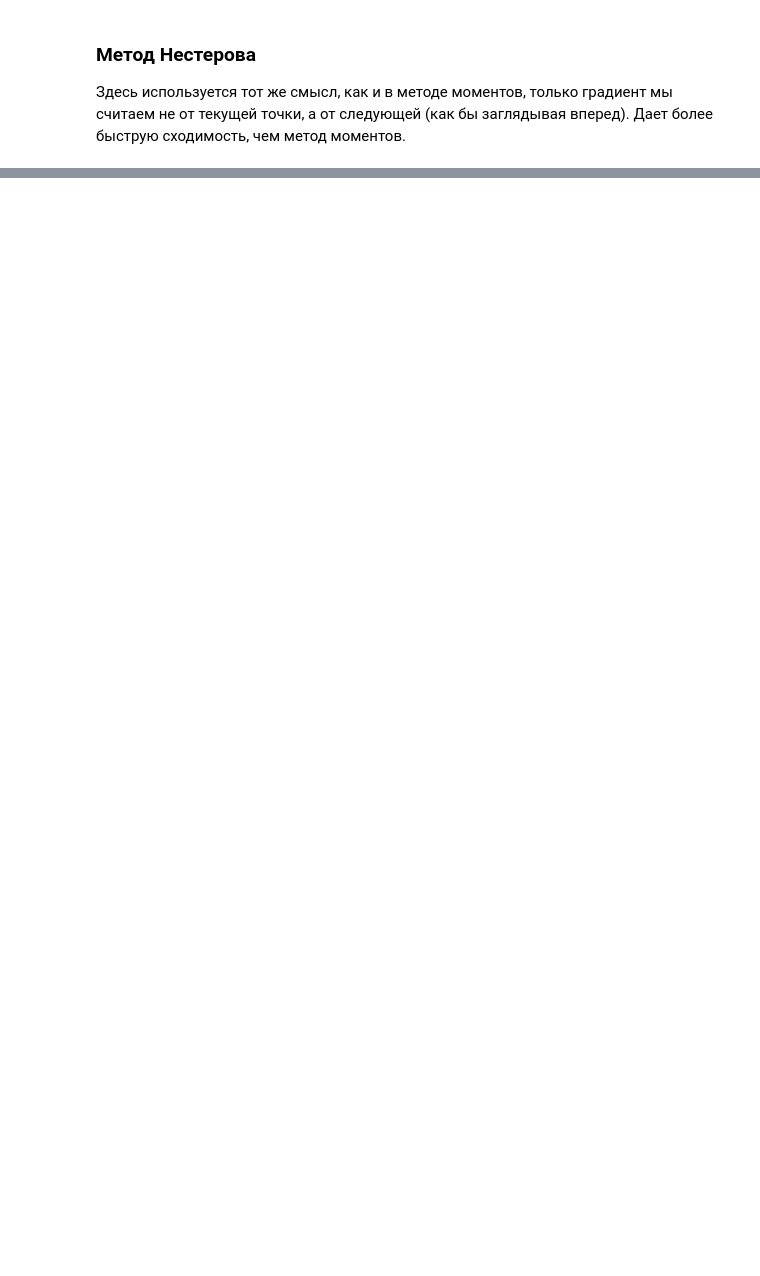
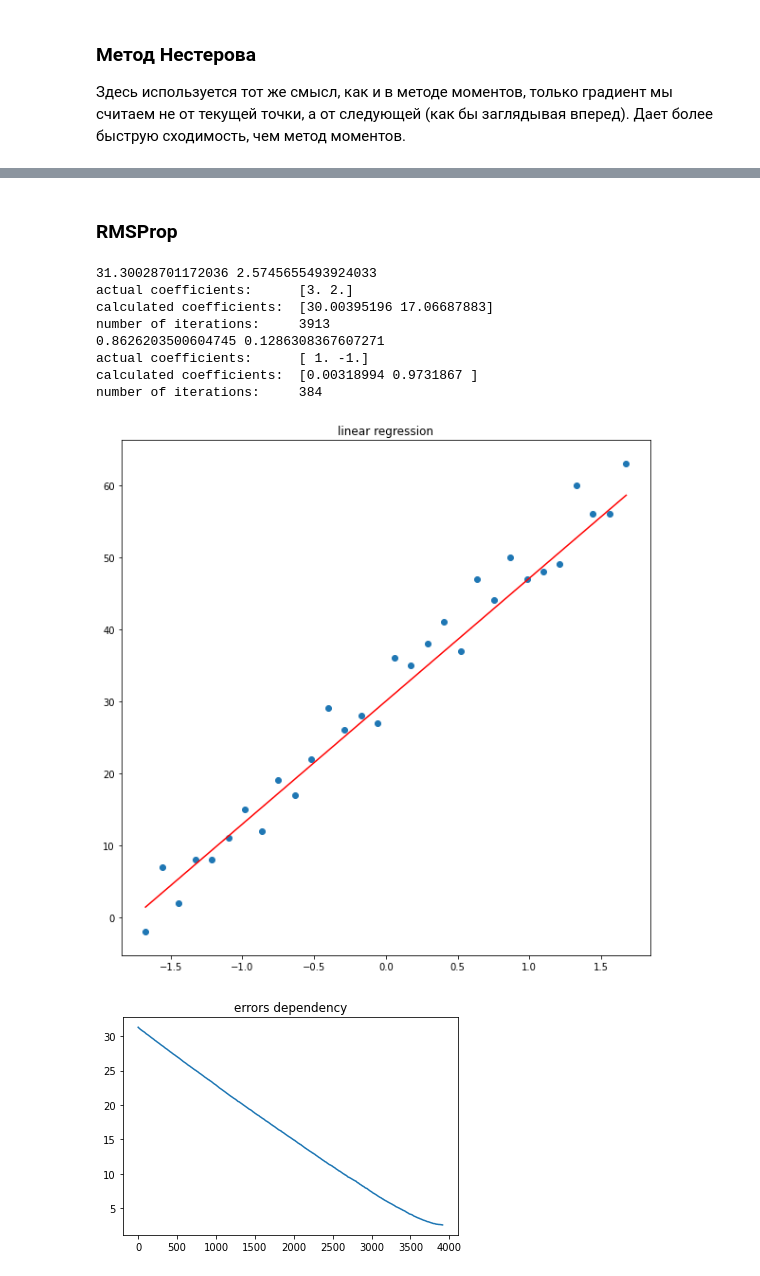
Before and after one commit to metopt-labs/lab2, a Jupyter notebook: solution.ipynb, the cells around one changed output, grey strips where cells are left out. Cells and saved outputs as stored; diff of their text form; code cells hidden in the pictures; blank space fills up the shorter version.

```diff
--- a/solution.ipynb
+++ b/solution.ipynb
@@ -275,0 +298,16 @@ number of iterations:     1000
+# %% [markdown]
+### RMSProp
+# %%
+runSGD(TypeOfOptimisation.RMSProp, withNormalization=False, lr=1e-2, eps=1e-6)
+runSGD(TypeOfOptimisation.RMSProp, withNormalization=True, lr=1e-2, eps=1e-6)
+# %% [output]
+31.30028701172036 2.5745655493924033
+actual coefficients:      [3. 2.]
+calculated coefficients:  [30.00395196 17.06687883]
+number of iterations:     3913
+0.8626203500604745 0.1286308367607271
+actual coefficients:      [ 1. -1.]
+calculated coefficients:  [0.00318994 0.9731867 ]
+number of iterations:     384
+[figure, added]
+[figure, added]
```
Also changed, not shown: parts of 11 cells of this notebook.
